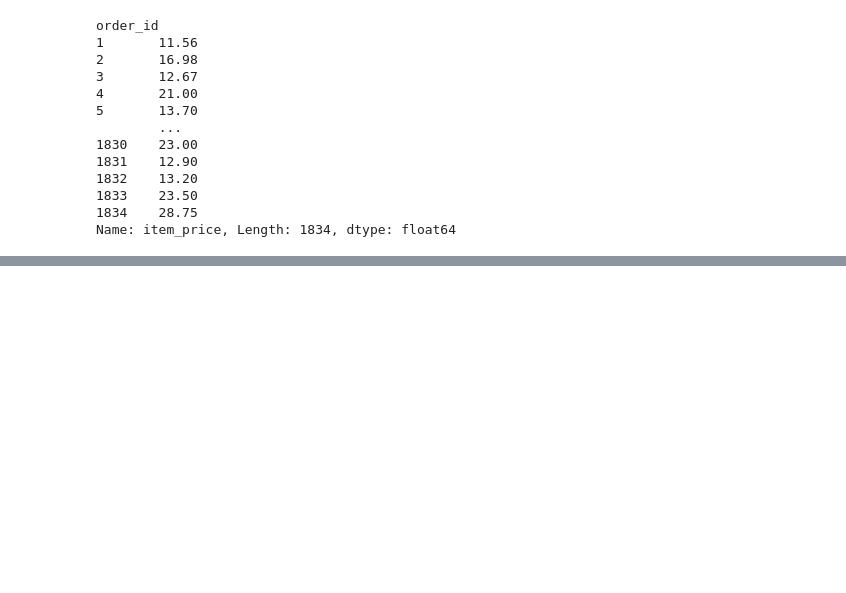
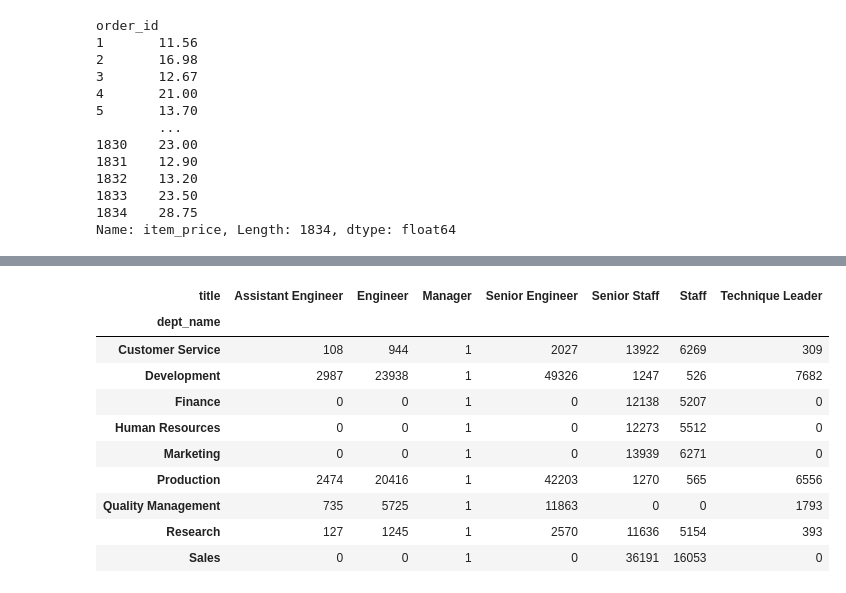
Before and after one commit to wilson-velasco/numpy-pandas-visualization-exercises, a Jupyter notebook: advanced_dataframes.ipynb, the cells around one changed output, grey strips where cells are left out. Cells and saved outputs as stored; diff of their text form; code cells hidden in the pictures; blank space fills up the shorter version.

```diff
--- a/advanced_dataframes.ipynb
+++ b/advanced_dataframes.ipynb
@@ -454,3 +495,17 @@ Name: item_name, dtype: int64
 # 7. Write the code necessary to create a cross tabulation of the number of titles by department.
 # (Hint: this will involve a combination of SQL code to pull the necessary data and python/pandas code to perform
 # the manipulations.)
+
+url = get_db_url('employees')
+
+title_dept = pd.read_sql('''SELECT title, dept_name FROM employees AS e
+	JOIN titles AS t USING(emp_no)
+	JOIN dept_emp AS de USING(emp_no)
+    JOIN departments AS d USING(dept_no)
+    WHERE (e.emp_no,t.from_date) IN (SELECT emp_no, MAX(from_date) FROM titles
+    GROUP BY emp_no)
+    ;''', url)
+
+# ^ making sure that it is only getting the most recent title per employee.
+
+title_dept
@@ -456,0 +526,14 @@ Name: item_name, dtype: int64
+# %%
+pd.crosstab(title_dept.dept_name, title_dept.title)
+# %% [output]
+| title | Assistant Engineer | Engineer | Manager | Senior Engineer | Senior Staff | Staff | Technique Leader |
+| dept_name |  |  |  |  |  |  |  |
+| Customer Service | 108 | 944 | 1 | 2027 | 13922 | 6269 | 309 |
+| Development | 2987 | 23938 | 1 | 49326 | 1247 | 526 | 7682 |
+| Finance | 0 | 0 | 1 | 0 | 12138 | 5207 | 0 |
+| Human Resources | 0 | 0 | 1 | 0 | 12273 | 5512 | 0 |
+| Marketing | 0 | 0 | 1 | 0 | 13939 | 6271 | 0 |
+| Production | 2474 | 20416 | 1 | 42203 | 1270 | 565 | 6556 |
+| Quality Management | 735 | 5725 | 1 | 11863 | 0 | 0 | 1793 |
+| Research | 127 | 1245 | 1 | 2570 | 11636 | 5154 | 393 |
+| Sales | 0 | 0 | 1 | 0 | 36191 | 16053 | 0 |
```
Also changed, not shown: parts of 5 cells of this notebook, 2 other files.
